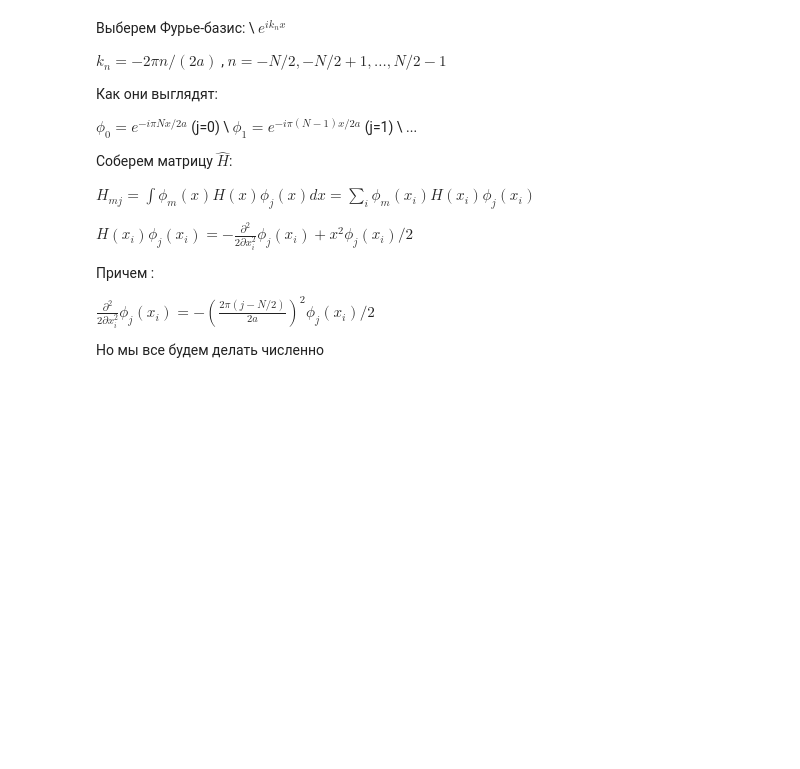
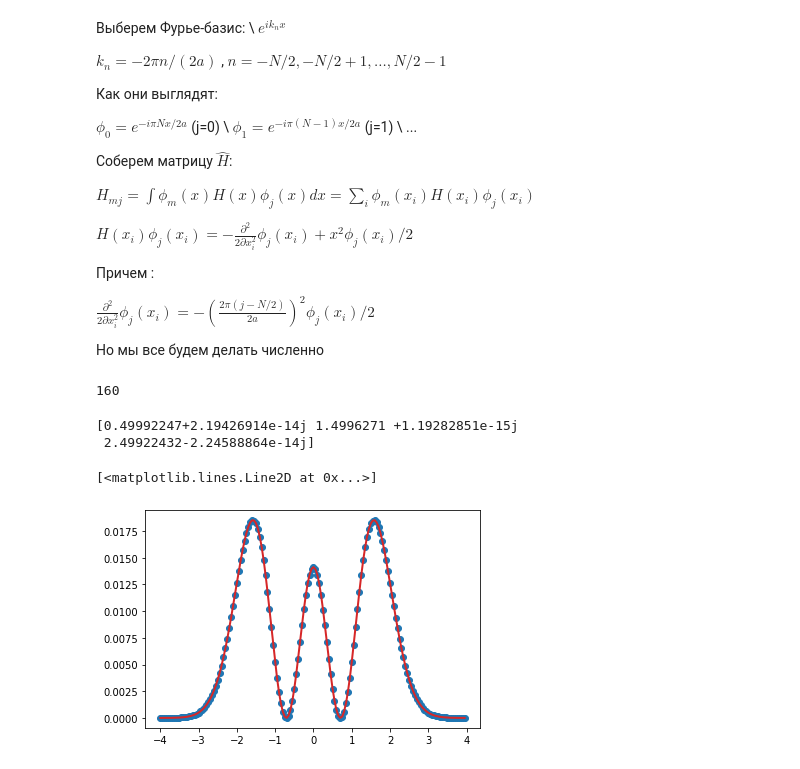
Before and after one commit to AlexLoner/Python_for_Science, a Jupyter notebook: Lecture_8/8_Lec.ipynb, the cells around one changed output. Drawn from its saved outputs; the diff is of its cells as text; code cells hidden in the pictures; blank space fills up the shorter version.

```diff
--- a/Lecture_8/8_Lec.ipynb
+++ b/Lecture_8/8_Lec.ipynb
@@ -192,3 +262,11 @@ $H(x_i)\phi_j(x_i) = -\frac{\partial^2}{2\partial x_i^2 }\phi_j(x_i) + x^2\phi_j
 $\frac{\partial^2}{2\partial x_i^2 }\phi_j(x_i)= -{(\frac{2 \pi (j -N/2)}{2a})}^2 \phi_j(x_i) / 2$
 
 Но мы все будем делать численно
+# %%
+dx = 0.05
+a = 4
+x = np.arange(-a, a , dx)
+N = x.size
+print(N)
+# %% [output]
+160
@@ -194,0 +277,24 @@ $\frac{\partial^2}{2\partial x_i^2 }\phi_j(x_i)= -{(\frac{2 \pi (j -N/2)}{2a})}^
+# %%
+H = np.zeros((N,N), dtype= np.complex128)
+for n in range(N):
+    for m in range(N):
+        H[n,m] += -np.conjugate(phi_exp[n])[1:N-1] @ np.diff(phi_exp[m], 2) / x.size / dx**2 / 2
+        H[n,m] += np.conjugate(phi_exp[n]) @ (x**2 * phi_exp[m]) / x.size / 2
+# %%
+E,V = np.linalg.eig(H)
+# %%
+ind = np.argsort(E)
+# %%
+print(E[ind[:3]])
+# %% [output]
+[0.49992247+2.19426914e-14j 1.4996271 +1.19282851e-15j
+ 2.49922432-2.24588864e-14j]
+# %%
+alpha = phi_exp @ V[:, ind[2]]
+alpha = alpha / np.linalg.norm(alpha,2)
+# %%
+plt.plot(x[::1], np.abs(v[::1, indx[2]])**2, 'o')
+plt.plot(x, np.abs(alpha)**2, lw = 2, color = 'tab:red')
+# %% [output]
+[<matplotlib.lines.Line2D at 0x...>]
+[figure, added]
```
Also changed, not shown: parts of 15 cells of this notebook.
